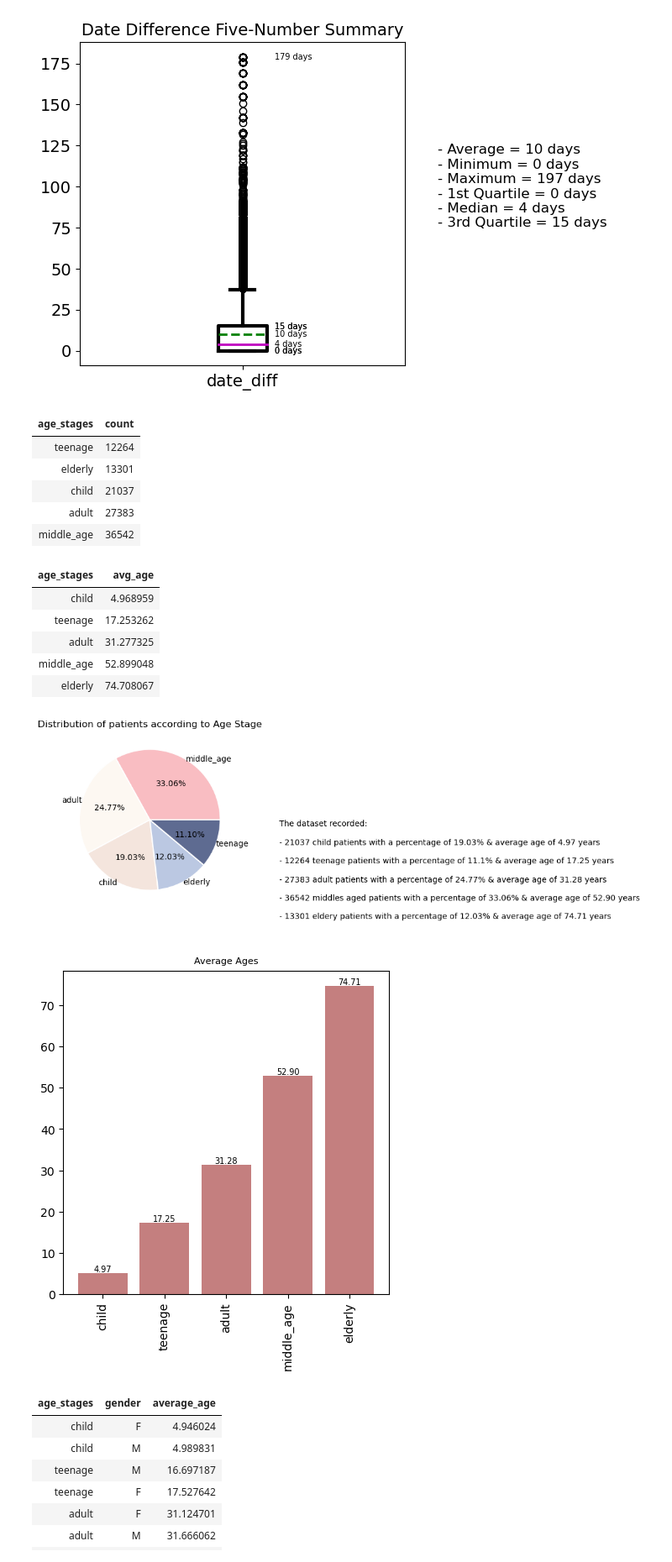
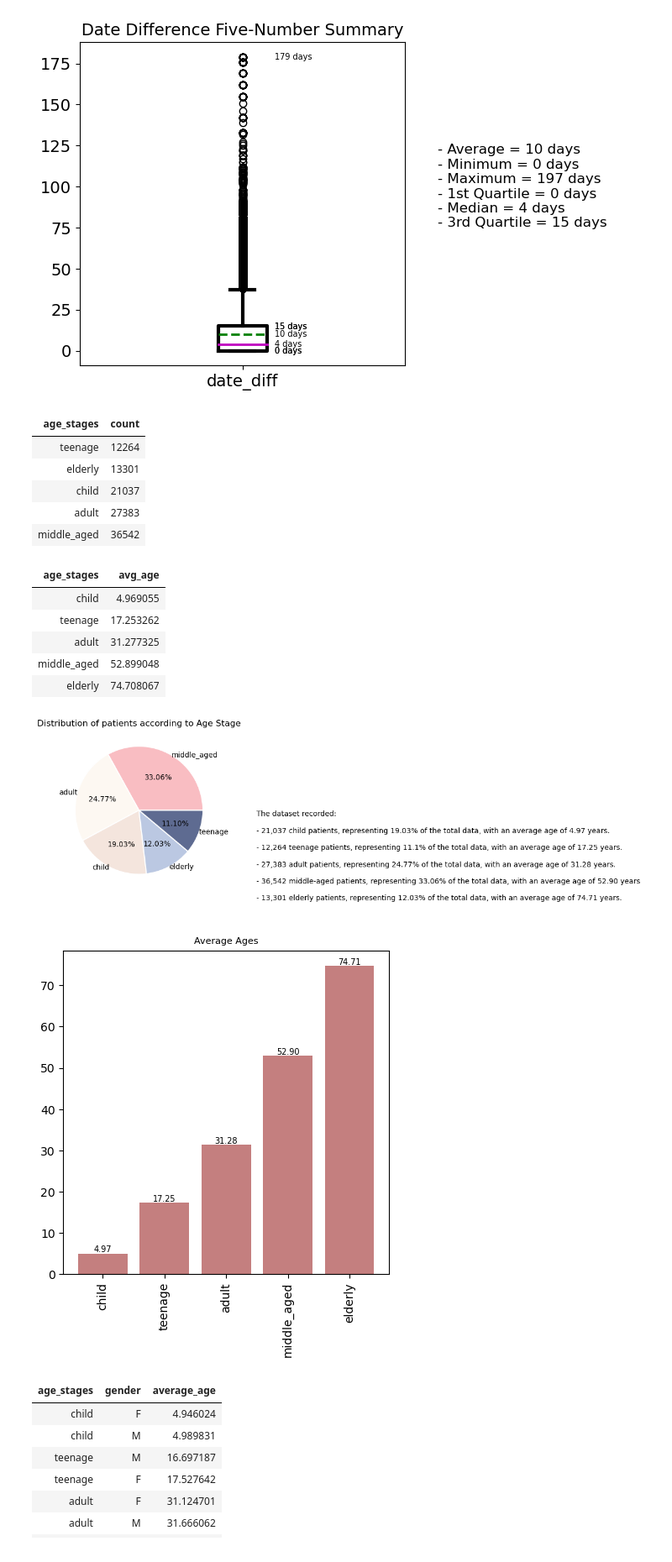
Before and after one commit to hend-a-ghafour/No-Show-Appointments, a Jupyter notebook: no_show_appointments.ipynb, the cells around one changed output. Shown: that part at 84% size. Drawn from its saved outputs; the diff is of its cells as text; code cells hidden in the pictures.

Commit message:
Exploring

```diff
--- a/no_show_appointments.ipynb
+++ b/no_show_appointments.ipynb
@@ -236,7 +236,7 @@ df.head(1)
 df['age_stages']= ['child' if x <= 12
                    else 'teenage' if 12 < x <= 21
                    else 'adult' if 21 < x <= 40
-                   else 'middle_age' if 40 < x <= 65
+                   else 'middle_aged' if 40 < x <= 65
                    else 'elderly' for x in df['age']]
 df.head()
 # %% [output]
@@ -508,6 +524,8 @@ plt.text(1.6,100,notes,ha='left',va='center',fontsize = 12, weight = 'normal');
 # %% [output]
 [figure]
 # %%
+# Exploring age_stages column:
+# Category Count:
 age_stage_count=df.age_stages.value_counts().reset_index().rename(columns={"index":"age_stages","age_stages":"count"})
 age_stage_count.sort_values('count').style.hide()
 # %% [output]
@@ -516,45 +534,45 @@ age_stage_count.sort_values('count').style.hide()
 | elderly | 13301 |
 | child | 21037 |
 | adult | 27383 |
-| middle_age | 36542 |
+| middle_aged | 36542 |
 # %%
+# Calculating age averages of each category:
 avg_age=df.groupby('age_stages').age.mean().reset_index().rename(columns={'age':'avg_age'})
 avg_age.sort_values('avg_age').style.hide()
 # %% [output]
 | age_stages | avg_age |
-| child | 4.968959 |
+| child | 4.969055 |
 | teenage | 17.253262 |
 | adult | 31.277325 |
-| middle_age | 52.899048 |
+| middle_aged | 52.899048 |
 | elderly | 74.708067 |
 # %%
 x=df.age_stages.value_counts()
-label = 'Female','Male'
-notes = ''' The dataset recorded:\n\n - 21037 child patients with a percentage of 19.03% & average age of 4.97 years\n
- - 12264 teenage patients with a percentage of 11.1% & average age of 17.25 years\n
- - 27383 adult patients with a percentage of 24.77% & average age of 31.28 years\n
- - 36542 middles aged patients with a percentage of 33.06% & average age of 52.90 years\n
- - 13301 eldery patients with a percentage of 12.03% & average age of 74.71 years\n'''
+notes = ''' The dataset recorded:\n\n - 21,037 child patients, representing 19.03% of the total data, with an average age of 4.97 years.\n
+ - 12,264 teenage patients, representing 11.1% of the total data, with an average age of 17.25 years.\n
+ - 27,383 adult patients, representing 24.77% of the total data, with an average age of 31.28 years.\n
+ - 36,542 middle-aged patients, representing 33.06% of the total data, with an average age of 52.90 years\n
+ - 13,301 elderly patients, representing 12.03% of the total data, with an average age of 74.71 years.\n'''
 plt.subplots(figsize = (4,4))
 plt.pie(x,labels = age_stage_count.age_stages,  colors= ['#f9bdc2','#fdf8f2','#f4e5dd','#bbc8e2','#5e6b91'], autopct='%1.2f%%',labeldistance=1,pctdistance=.6,
         wedgeprops={"linewidth": 1.5, "edgecolor": "white"} )
 plt.title('Distribution of patients according to Age Stage')
 plt.text(1.8,0,notes,ha='left',va='top',fontsize = 10, weight = 'normal')
 plt.show();
 
 x=avg_age.sort_values('avg_age').age_stages.to_list()
 y=avg_age.sort_values('avg_age').avg_age.to_list()
 plt.subplots(figsize = (5,5))
 plt.bar(x,y,color= '#8B0000', alpha = .5)
 for i, v in enumerate(avg_age.sort_values('avg_age').avg_age):
   plt.text(i,v, f"{v:.2f}", ha='center', va='bottom',fontsize=7);
 plt.title('Average Ages', fontsize = 8);
 plt.xticks(fontsize = 10, rotation = 90)
 plt.yticks(fontsize = 10)
 plt.show();
 # %% [output]
-[figure, old version]
+[figure, new version]
-[figure, old version]
+[figure, new version]
 # %%
 avg_age_gender=df.groupby(['age_stages','gender']).age.mean().reset_index().rename(columns={'age':'average_age'})
 avg_age_gender.sort_values('average_age').style.hide()
```
Also changed, not shown: parts of 4 cells of this notebook.
